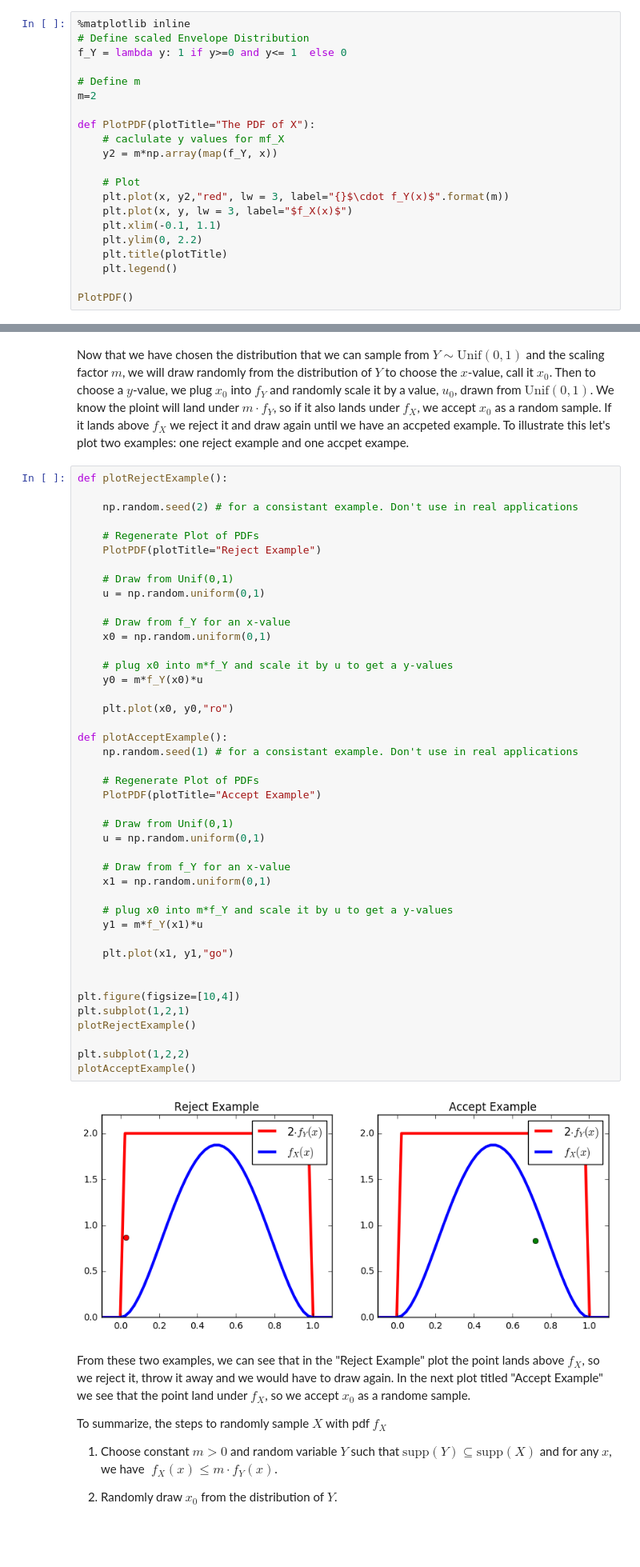
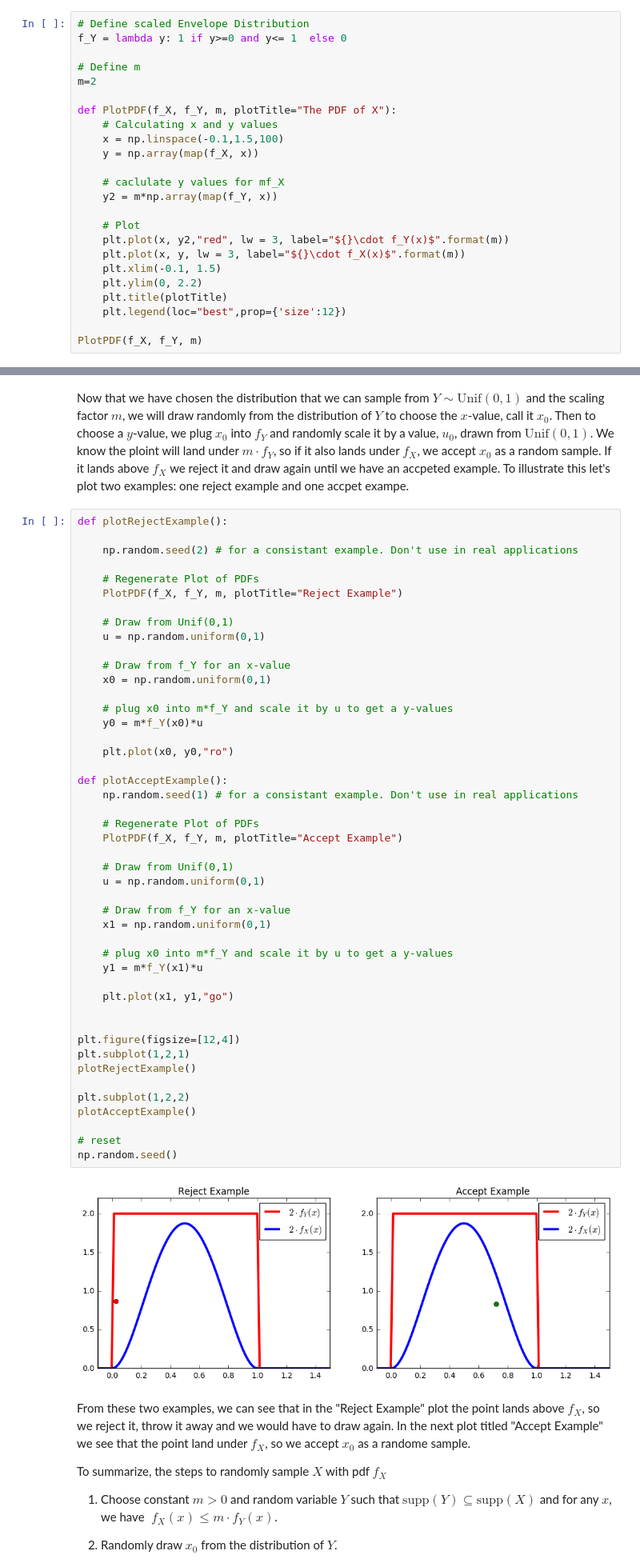
Before and after one commit to AbeNassar/Playground, a Jupyter notebook: Simulations/Python/Rejection Sampling.ipynb, the cells around one changed output, grey strips where cells are left out. Shown at 80% size. Drawn from its saved outputs; the diff is of its cells as text; blank space fills up the shorter version.

Commit message:
Improved drawSamples function in rejection Sampling notebook.

```diff
--- a/Simulations/Python/Rejection Sampling.ipynb
+++ b/Simulations/Python/Rejection Sampling.ipynb
@@ -37,24 +36,27 @@ plt.title("The PDF of X")
 # %% [markdown]
 To statisfy the support condition notice that non-zero probabilties are only possible on the interval $[0,1]$, so $\mathrm{supp}(X)=[0,1]$. We can choose $Y$ to come from the standard uniform distribution, $Y\sim\mathrm{Unif(0,1)}$. In this case, $\mathrm{supp}(Y)=[0,1]$, which statisfies the support condition. However, we also need the bound $f_X(x)$ above by a scalar multiple of $f_Y(y)$. From the plot of $f(x)$, we can see that none of the values are larger than 2. Also, the pdf of $Y$ is 1 if $x\in [0,1]$ and 0 otherwise, so we can bound $f_X$ above by $mf_Y(y)$ is ww choose $m=2$. To see this let's plot $f_X(x)$ and $m\cdot f_Y(x)$.
 # %%
-%matplotlib inline
 # Define scaled Envelope Distribution
 f_Y = lambda y: 1 if y>=0 and y<= 1  else 0
 
 # Define m
 m=2
 
-def PlotPDF(plotTitle="The PDF of X"):
+def PlotPDF(f_X, f_Y, m, plotTitle="The PDF of X"):
+    # Calculating x and y values
+    x = np.linspace(-0.1,1.5,100)
+    y = np.array(map(f_X, x))
+
     # caclulate y values for mf_X
     y2 = m*np.array(map(f_Y, x))
 
     # Plot
-    plt.plot(x, y2,"red", lw = 3, label="{}$\cdot f_Y(x)$".format(m))
-    plt.plot(x, y, lw = 3, label="$f_X(x)$")
-    plt.xlim(-0.1, 1.1)
+    plt.plot(x, y2,"red", lw = 3, label="${}\cdot f_Y(x)$".format(m))
+    plt.plot(x, y, lw = 3, label="${}\cdot f_X(x)$".format(m))
+    plt.xlim(-0.1, 1.5)
     plt.ylim(0, 2.2)
     plt.title(plotTitle)
-    plt.legend()
+    plt.legend(loc="best",prop={'size':12})
 
-PlotPDF()
+PlotPDF(f_X, f_Y, m)
 # %% [output]
@@ -67,7 +69,7 @@ def plotRejectExample():
     np.random.seed(2) # for a consistant example. Don't use in real applications
 
     # Regenerate Plot of PDFs
-    PlotPDF(plotTitle="Reject Example")
+    PlotPDF(f_X, f_Y, m, plotTitle="Reject Example")
 
     # Draw from Unif(0,1)
     u = np.random.uniform(0,1)
@@ -76,36 +78,39 @@ def plotRejectExample():
     x0 = np.random.uniform(0,1)
 
     # plug x0 into m*f_Y and scale it by u to get a y-values
     y0 = m*f_Y(x0)*u
 
     plt.plot(x0, y0,"ro")
 
 def plotAcceptExample():
     np.random.seed(1) # for a consistant example. Don't use in real applications
 
     # Regenerate Plot of PDFs
-    PlotPDF(plotTitle="Accept Example")
+    PlotPDF(f_X, f_Y, m, plotTitle="Accept Example")
 
     # Draw from Unif(0,1)
     u = np.random.uniform(0,1)
 
     # Draw from f_Y for an x-value
     x1 = np.random.uniform(0,1)
 
     # plug x0 into m*f_Y and scale it by u to get a y-values
     y1 = m*f_Y(x1)*u
 
     plt.plot(x1, y1,"go")
 
 
-plt.figure(figsize=[10,4])
+plt.figure(figsize=[12,4])
 plt.subplot(1,2,1)
 plotRejectExample()
 
 plt.subplot(1,2,2)
 plotAcceptExample()
+
+# reset
+np.random.seed()
 # %% [output]
-[figure, old version]
+[figure, new version]
 # %% [markdown]
 From these two examples, we can see that in the "Reject Example" plot the point lands above $f_X$, so we reject it, throw it away and we would have to draw again. In the next plot titled "Accept Example" we see that the point land under $f_X$, so we accept $x_0$ as a randome sample.
 
```
Also changed, not shown: parts of 13 cells of this notebook.
